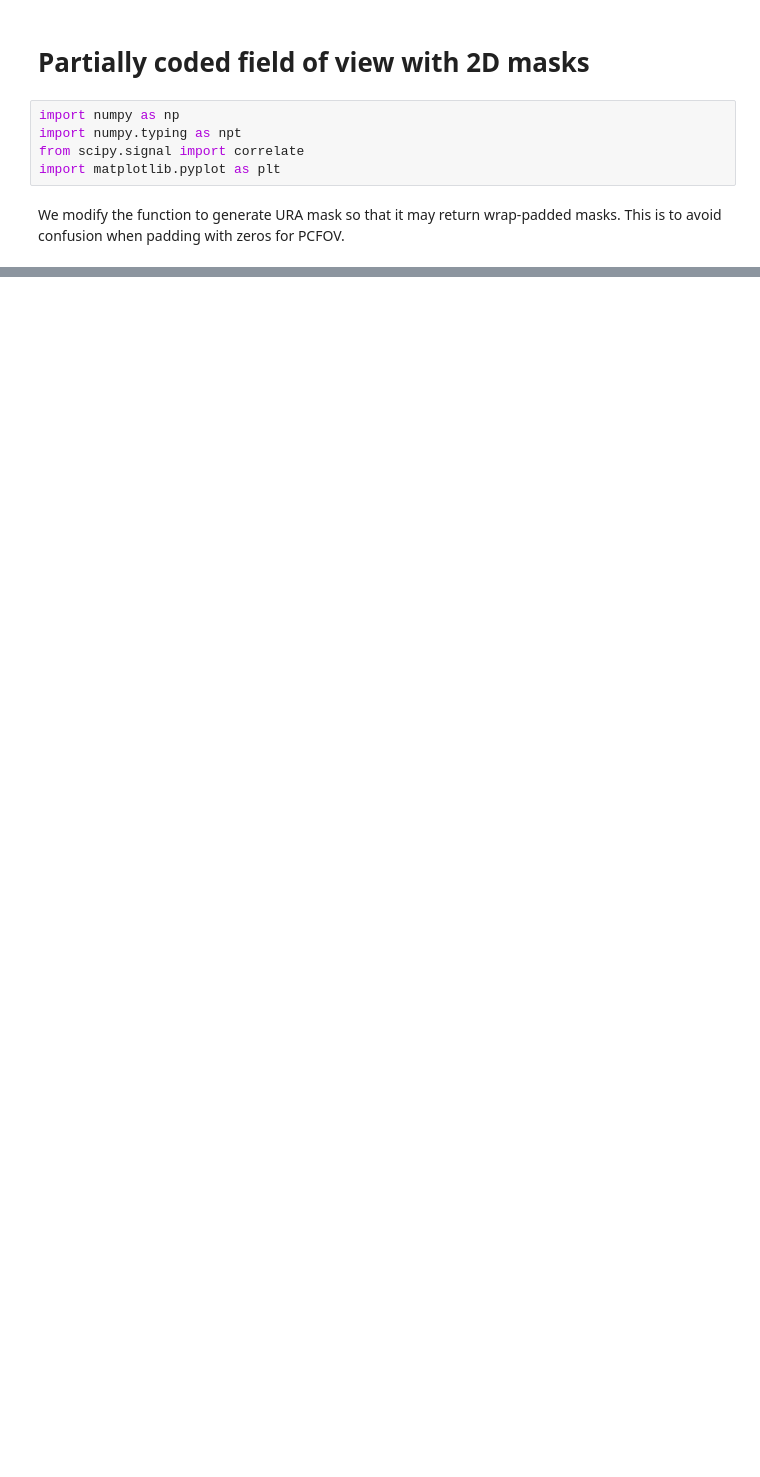
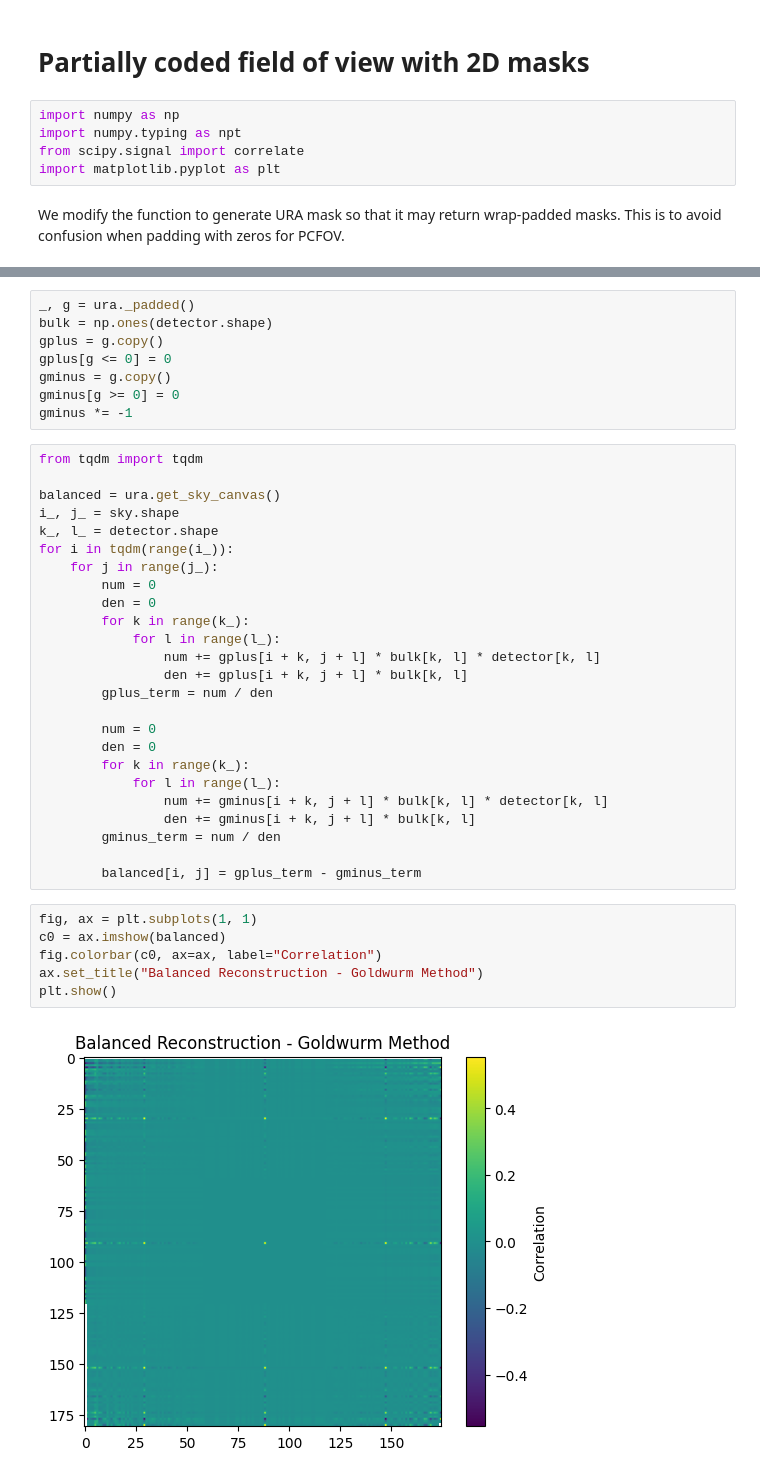
Before and after one commit to peppedilillo/masks, a Jupyter notebook: notebooks/12_pcfov_2d.ipynb, the cells around one changed output, grey strips where cells are left out. Cells and saved outputs as stored; diff of their text form; blank space fills up the shorter version.

```diff
--- a/notebooks/12_pcfov_2d.ipynb
+++ b/notebooks/12_pcfov_2d.ipynb
@@ -129,0 +191,41 @@ plt.show()
+# %%
+_, g = ura._padded()
+bulk = np.ones(detector.shape)
+gplus = g.copy()
+gplus[g <= 0] = 0
+gminus = g.copy()
+gminus[g >= 0] = 0
+gminus *= -1
+# %%
+from tqdm import tqdm
+
+balanced = ura.get_sky_canvas()
+i_, j_ = sky.shape
+k_, l_ = detector.shape
+for i in tqdm(range(i_)):
+    for j in range(j_):
+        num = 0
+        den = 0
+        for k in range(k_):
+            for l in range(l_):
+                num += gplus[i + k, j + l] * bulk[k, l] * detector[k, l]
+                den += gplus[i + k, j + l] * bulk[k, l]
+        gplus_term = num / den
+
+        num = 0
+        den = 0
+        for k in range(k_):
+            for l in range(l_):
+                num += gminus[i + k, j + l] * bulk[k, l] * detector[k, l]
+                den += gminus[i + k, j + l] * bulk[k, l]
+        gminus_term = num / den
+
+        balanced[i, j] = gplus_term - gminus_term
+# %%
+fig, ax = plt.subplots(1, 1)
+c0 = ax.imshow(balanced)
+fig.colorbar(c0, ax=ax, label="Correlation")
+ax.set_title("Balanced Reconstruction - Goldwurm Method")
+plt.show()
+# %% [output]
+[figure, added]
```
Also changed, not shown: parts of 29 cells of this notebook, 1 other file.
